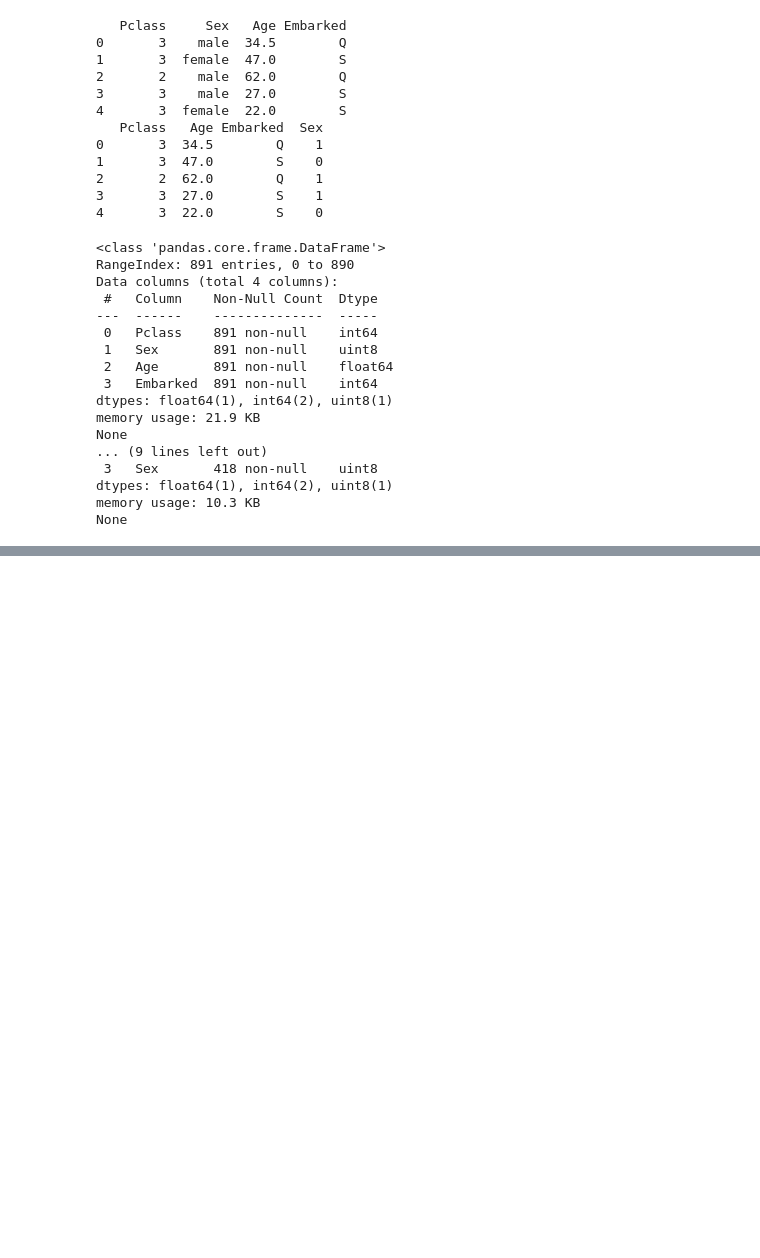
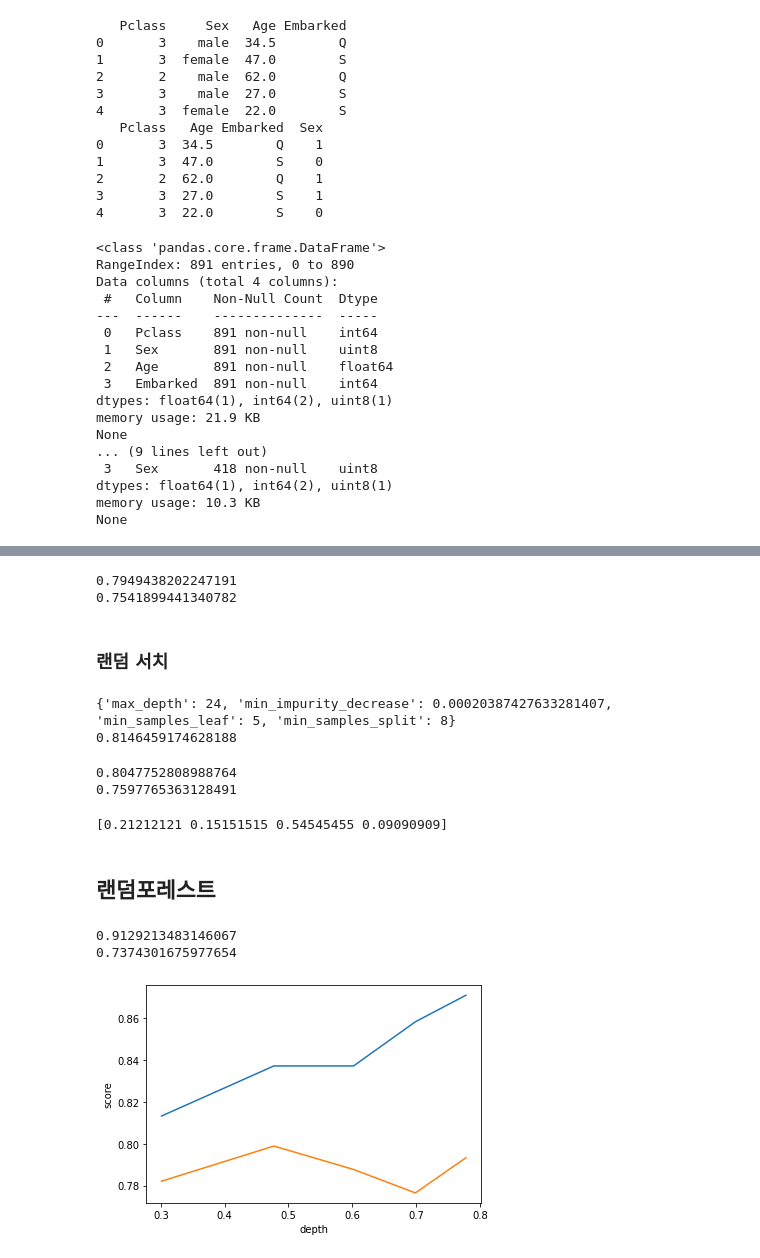
Before and after one commit to KSY97/Kaggle_Titanic, a Jupyter notebook: Titanic_Dataset.ipynb, the cells around one changed output, grey strips where cells are left out. Saved outputs shown, nothing was run; the diff lists cells and outputs as text; code cells hidden in the pictures; blank space fills up the shorter version.

```diff
--- a/Titanic_Dataset.ipynb
+++ b/Titanic_Dataset.ipynb
@@ -931,0 +1001,77 @@ Mean accuracy of Bagging :78.67 %
+# %%
+# 최적의 min_impurity_decrease값은 0.1
+# min_impurity_decrease가 0.1일때 스코어 출력
+dt = DecisionTreeClassifier(min_impurity_decrease=0.1)
+dt.fit(X_train, y_train)
+print(dt.score(X_train, y_train))
+print(dt.score(X_test, y_test))
+# %% [output]
+0.7949438202247191
+0.7541899441340782
+# %% [markdown]
+### 랜덤 서치
+# %%
+# 랜덤서치로 최적의 하이퍼 파라미터값 찾기
+params = {'min_impurity_decrease' : uniform(0.0002, 0.0004),
+          'max_depth' : randint(20, 30),
+          'min_samples_split' : randint(2, 10),
+          'min_samples_leaf' : randint(5, 10)}
+rs = RandomizedSearchCV(DecisionTreeClassifier(), params,
+                        n_iter = 500, n_jobs=-1)
+rs.fit(X_train, y_train)
+# 최적의 매개변수 조합과 교차 검증 점수 확인
+print(rs.best_params_)
+print(np.max(rs.cv_results_['mean_test_score']))
+# %% [output]
+{'max_depth': 24, 'min_impurity_decrease': 0.00020387427633281407, 'min_samples_leaf': 5, 'min_samples_split': 8}
+0.8146459174628188
+# %%
+be = rs.best_estimator_
+print(be.score(X_train, y_train))
+print(be.score(X_test, y_test))
+# %% [output]
+0.8047752808988764
+0.7597765363128491
+# %%
+# 특성 중요도 출력
+# 순서:['Pclass', 'Sex', 'Age', 'Embarked']
+print(be.feature_importances_)
+
+# 이 경우 제일 높은 특성 중요도가 나이가 되었음
+# %% [output]
+[0.21212121 0.15151515 0.54545455 0.09090909]
+# %% [markdown]
+## 랜덤포레스트
+# %%
+# 모델을 훈련하고 스코어 출력
+rf = RandomForestClassifier()
+rf.fit(X_train, y_train)
+print(rf.score(X_train, y_train))
+print(rf.score(X_test, y_test))
+
+# 과대적합
+# %% [output]
+0.9129213483146067
+0.7374301675977654
+# %%
+# max_depth의 수치를 조절해 어떤값이 제일 좋은지 그래프로 시각화
+# 트리의 최대 깊이
+train_score = []
+test_score = []
+
+hp_list = list(range(2,7))
+
+for hp in hp_list:
+  rf = RandomForestClassifier(max_depth=hp)
+  rf.fit(X_train, y_train)
+  train_score.append(rf.score(X_train, y_train))
+  test_score.append(rf.score(X_test, y_test))
+
+plt.plot(np.log10(hp_list), train_score)
+plt.plot(np.log10(hp_list), test_score)
+
+plt.xlabel('depth')
+plt.ylabel('score')
+plt.show()
+# %% [output]
+[figure, added]
```
Also changed, not shown: parts of 105 cells of this notebook.
